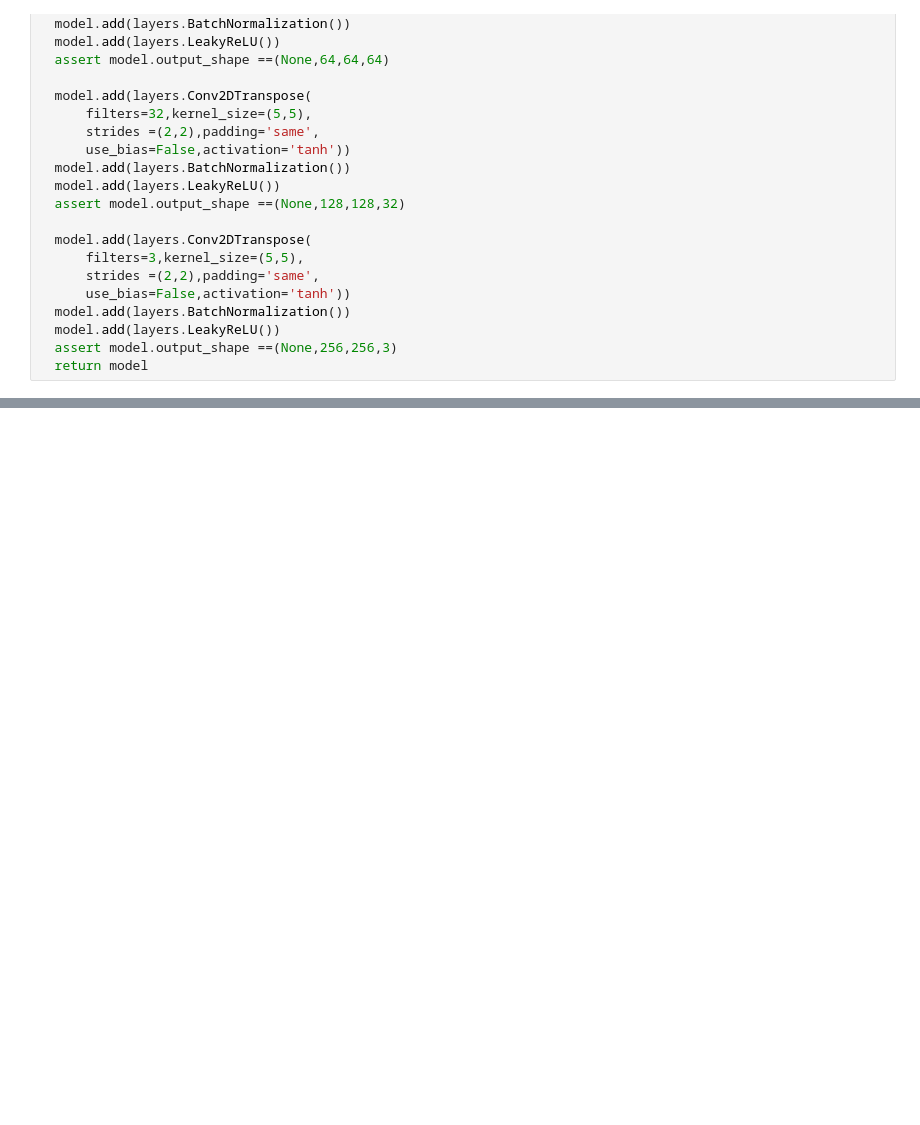
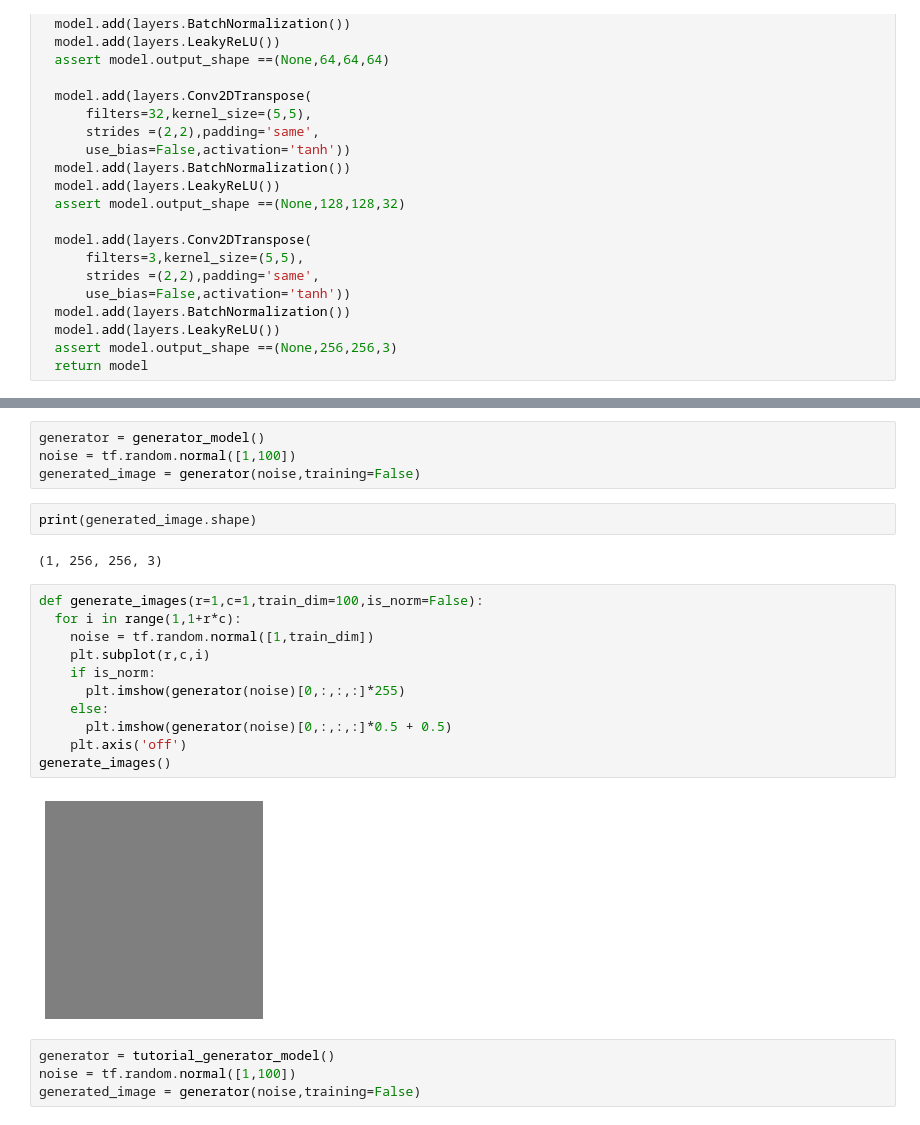
Before and after one commit to danyow-cheung/kaggle_practise, a Jupyter notebook: gan_arts/gan.ipynb, the cells around one changed output, grey strips where cells are left out. Saved outputs shown, nothing was run; the diff lists cells and outputs as text; blank space fills up the shorter version.

```diff
--- a/gan_arts/gan.ipynb
+++ b/gan_arts/gan.ipynb
@@ -168,0 +201,25 @@ def tutorial_generator_model():
+# %%
+generator = generator_model()
+noise = tf.random.normal([1,100])
+generated_image = generator(noise,training=False)
+# %%
+print(generated_image.shape)
+# %% [output]
+(1, 256, 256, 3)
+# %%
+def generate_images(r=1,c=1,train_dim=100,is_norm=False):
+  for i in range(1,1+r*c):
+    noise = tf.random.normal([1,train_dim])
+    plt.subplot(r,c,i)
+    if is_norm:
+      plt.imshow(generator(noise)[0,:,:,:]*255)
+    else:
+      plt.imshow(generator(noise)[0,:,:,:]*0.5 + 0.5)
+    plt.axis('off')
+generate_images()
+# %% [output]
+[figure, added]
+# %%
+generator = tutorial_generator_model()
+noise = tf.random.normal([1,100])
+generated_image = generator(noise,training=False)
```
Also changed, not shown: parts of 49 cells of this notebook, 2 other files.
